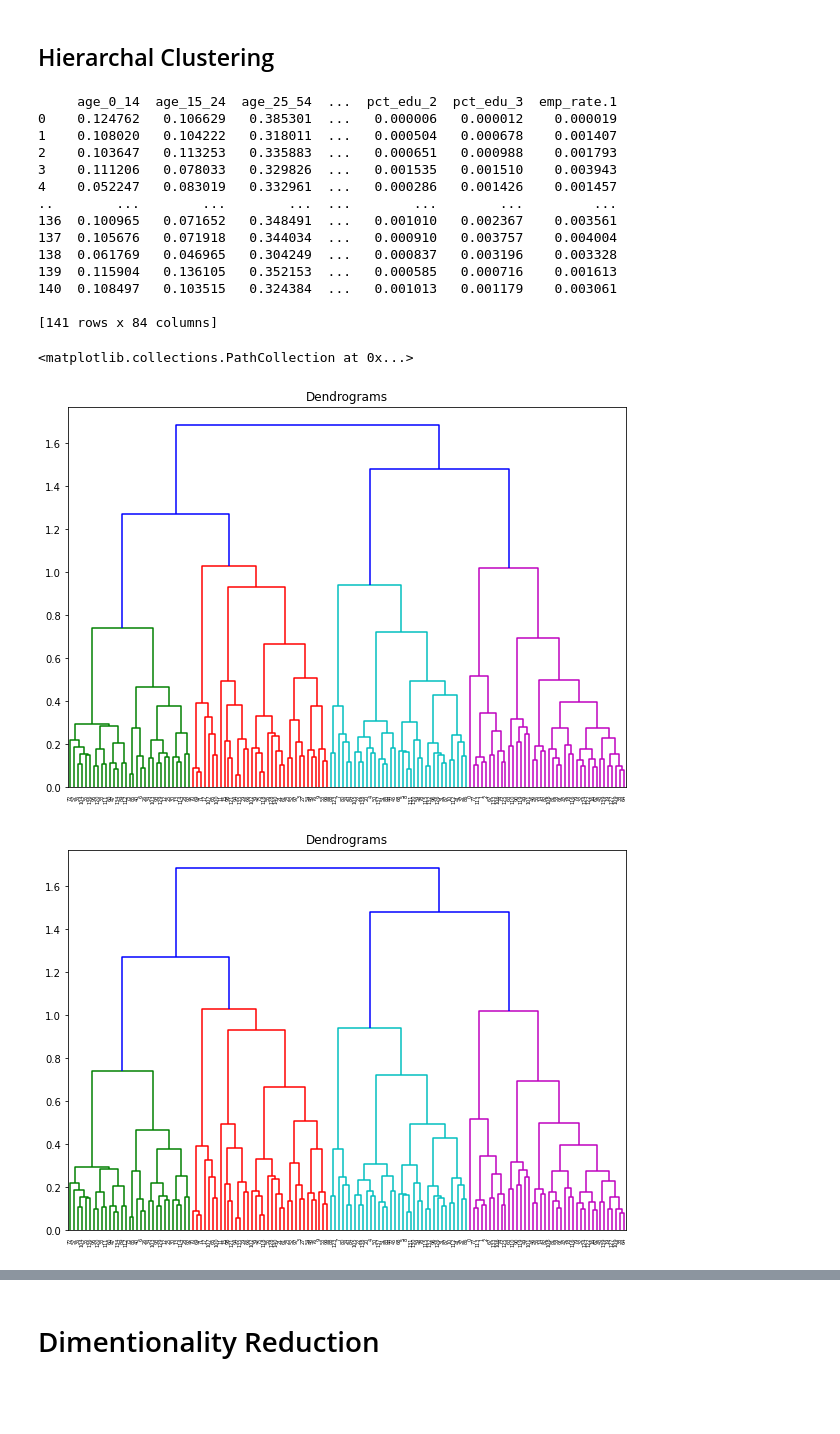
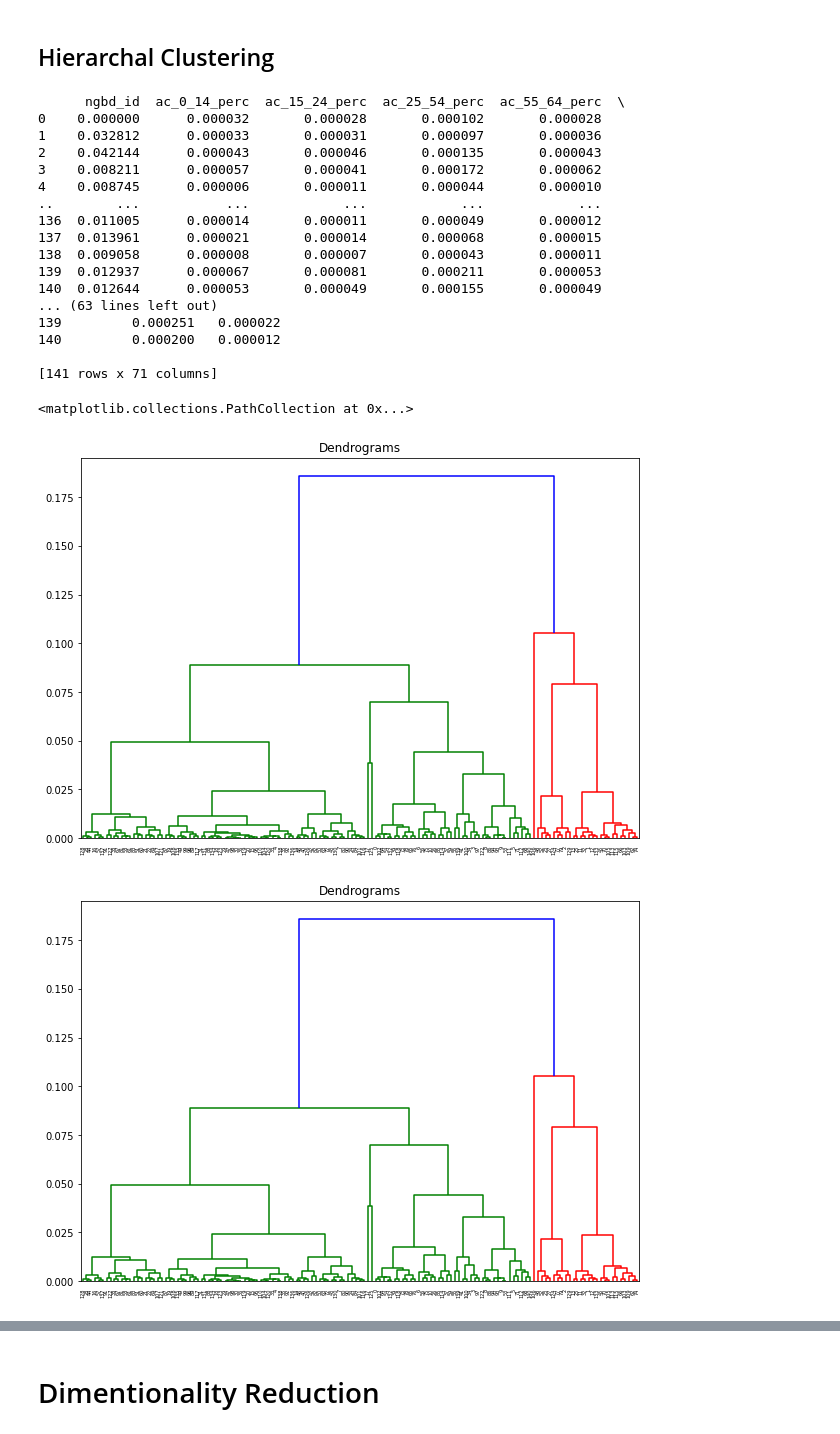
Before and after one commit to Simha-Kalimipalli/toronto-hoods-housing, a Jupyter notebook: Untitled0.ipynb, the cells around one changed output, grey strips where cells are left out. Drawn from its saved outputs; the diff is of its cells as text; code cells hidden in the pictures; blank space fills up the shorter version.

```diff
--- a/Untitled0.ipynb
+++ b/Untitled0.ipynb
@@ -165,52 +165,55 @@ ax.set_title('Unemployment rate in US counties', fontsize=13);
 ## Hierarchal Clustering
 # %%
 #import info
-data = pd.read_csv("drive/My Drive/development/MachineLearning/Neighborhoods/data_in/neighborhood_toronto.csv", encoding='utf-8')
+data = pd.read_csv("drive/My Drive/development/MachineLearning/Neighborhoods/data_in/neighbourhood.csv", encoding='utf-8')
 data.head()
 data = data.drop(data.columns[[0]], axis=1)  # df.columns is zero-based pd.Index
 
 data = data.dropna()
 
 #scaling the data
 from sklearn.preprocessing import normalize
 data_scaled = normalize(data)
 data_scaled = pd.DataFrame(data_scaled, columns=data.columns)
 data_scaled.head()
 
 #dendrogram
 import scipy.cluster.hierarchy as shc
 plt.figure(figsize=(10, 7))
 plt.title("Dendrograms")
 dend = shc.dendrogram(shc.linkage(data_scaled, method='ward'))
 
 #dendrogram2
 plt.figure(figsize=(10, 7))
 plt.title("Dendrograms")
 dend = shc.dendrogram(shc.linkage(data_scaled, method='ward'))
 plt.axhline(y=6, color='r', linestyle='--')
 
 #clustering  percent rent owner
 from sklearn.cluster import AgglomerativeClustering
 cluster = AgglomerativeClustering(n_clusters=4, affinity='euclidean', linkage='ward')
 cluster.fit_predict(data_scaled)
 print(data_scaled)
 plt.figure(figsize=(10, 7))
-plt.scatter(data_scaled['pct_owner'], data_scaled['pct_renter'], c=cluster.labels_)
+plt.scatter(data_scaled['hou_tenure_owner_perc'], data_scaled['hou_tenure_renter_perc'], c=cluster.labels_)
 # %% [output]
-     age_0_14  age_15_24  age_25_54  ...  pct_edu_2  pct_edu_3  emp_rate.1
-0    0.124762   0.106629   0.385301  ...   0.000006   0.000012    0.000019
-1    0.108020   0.104222   0.318011  ...   0.000504   0.000678    0.001407
-2    0.103647   0.113253   0.335883  ...   0.000651   0.000988    0.001793
-3    0.111206   0.078033   0.329826  ...   0.001535   0.001510    0.003943
-4    0.052247   0.083019   0.332961  ...   0.000286   0.001426    0.001457
-..        ...        ...        ...  ...        ...        ...         ...
-136  0.100965   0.071652   0.348491  ...   0.001010   0.002367    0.003561
-137  0.105676   0.071918   0.344034  ...   0.000910   0.003757    0.004004
-138  0.061769   0.046965   0.304249  ...   0.000837   0.003196    0.003328
-139  0.115904   0.136105   0.352153  ...   0.000585   0.000716    0.001613
-140  0.108497   0.103515   0.324384  ...   0.001013   0.001179    0.003061
+      ngbd_id  ac_0_14_perc  ac_15_24_perc  ac_25_54_perc  ac_55_64_perc  \
+0    0.000000      0.000032       0.000028       0.000102       0.000028
+1    0.032812      0.000033       0.000031       0.000097       0.000036
+2    0.042144      0.000043       0.000046       0.000135       0.000043
+3    0.008211      0.000057       0.000041       0.000172       0.000062
+4    0.008745      0.000006       0.000011       0.000044       0.000010
+..        ...           ...            ...            ...            ...
+136  0.011005      0.000014       0.000011       0.000049       0.000012
+137  0.013961      0.000021       0.000014       0.000068       0.000015
+138  0.009058      0.000008       0.000007       0.000043       0.000011
+139  0.012937      0.000067       0.000081       0.000211       0.000053
+140  0.012644      0.000053       0.000049       0.000155       0.000049
+... (63 lines left out)
+139         0.000251   0.000022
+140         0.000200   0.000012
 
-[141 rows x 84 columns]
+[141 rows x 71 columns]
 <matplotlib.collections.PathCollection at 0x...>
-[figure, old version]
+[figure, new version]
-[figure, old version]
+[figure, new version]
```
Also changed, not shown: parts of 11 cells of this notebook.
